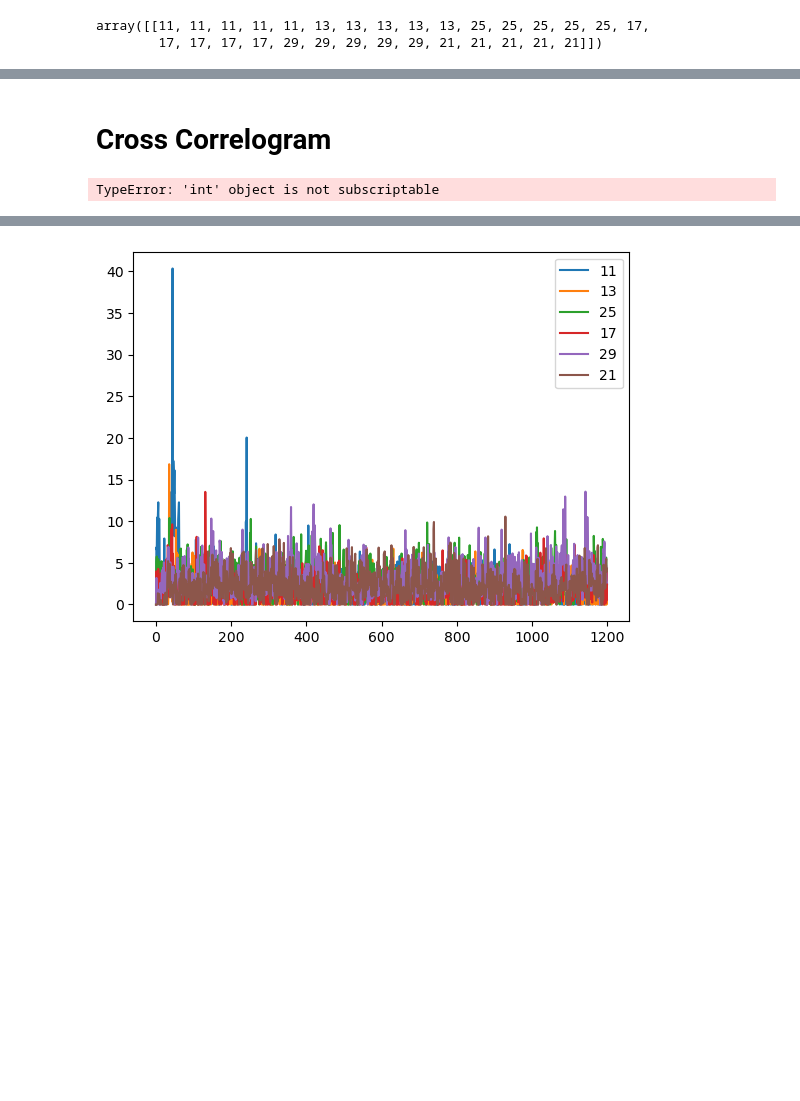
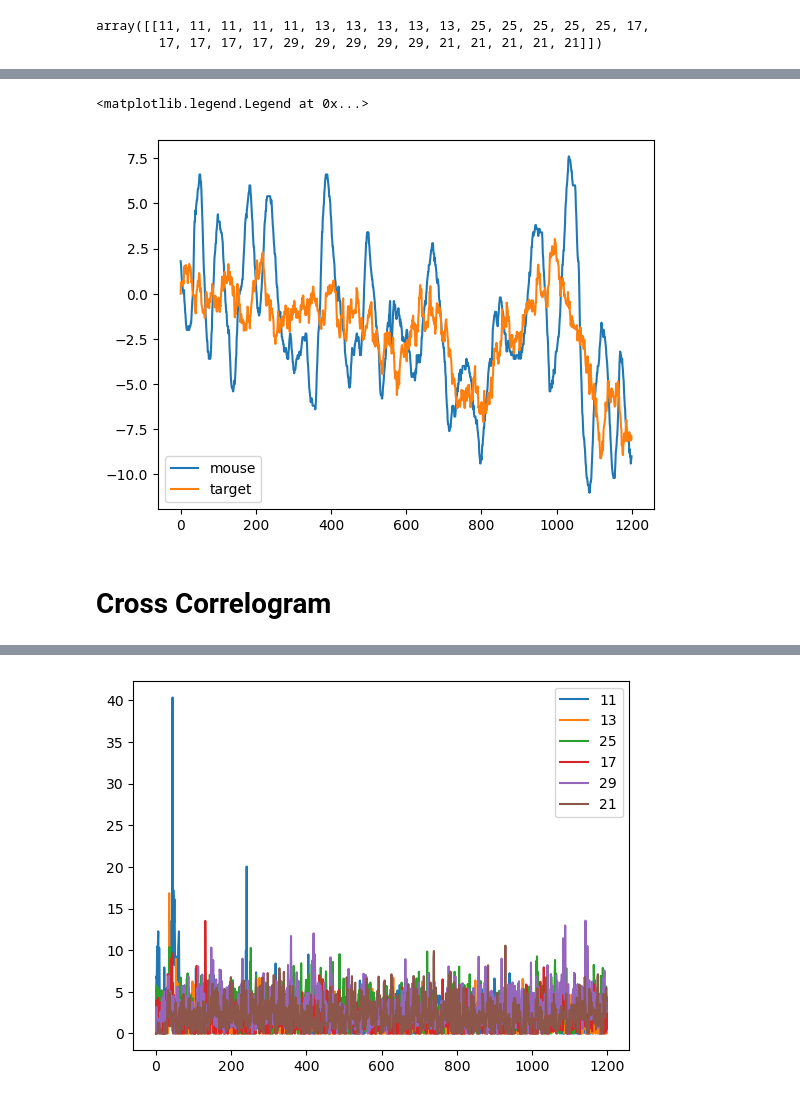
Before and after one commit to omeryildiran/Guido-Pascal-Omer-continuous-psychophysics, a Jupyter notebook: analysis_primier.ipynb, the cells around one changed output, grey strips where cells are left out. Saved outputs shown, nothing was run; the diff lists cells and outputs as text; code cells hidden in the pictures; blank space fills up the shorter version.

```diff
--- a/analysis_primier.ipynb
+++ b/analysis_primier.ipynb
@@ -106,6 +109,14 @@ plt.legend(['mouse','target'])
+# %%
+
+selected_sigma = 25
+# plot the mean of mouse_x and blob_x
+plt.plot(mean_mouse_xs[sigma_dict[selected_sigma]])
+plt.plot(mean_blob_xs[sigma_dict[selected_sigma]])
+# color the plot with the same color for the same sigma value
+
+plt.legend(['mouse','target'])
+# %% [output]
+<matplotlib.legend.Legend at 0x...>
+[figure, added]
 # %% [markdown]
 # Cross Correlogram
-# %%
-sigma_dict[11]
-# %% [output]
-TypeError: 'int' object is not subscriptable
```
Also changed, not shown: parts of 17 cells of this notebook, 1 other file.
